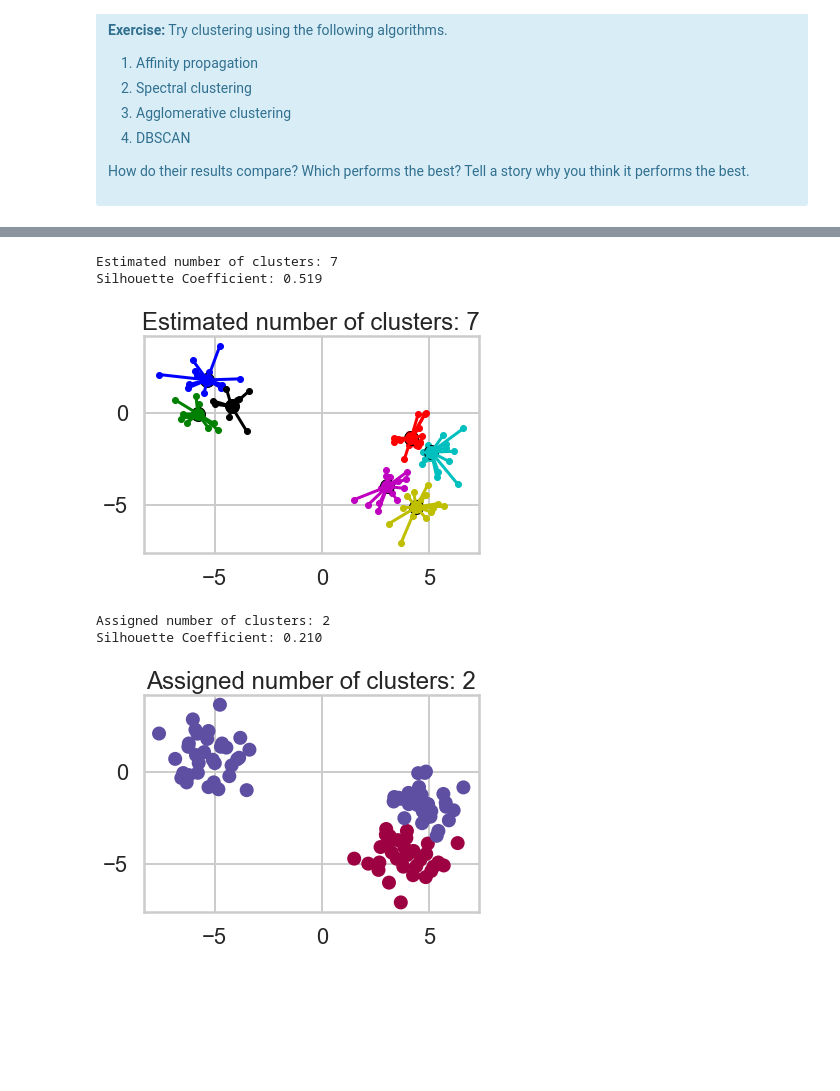
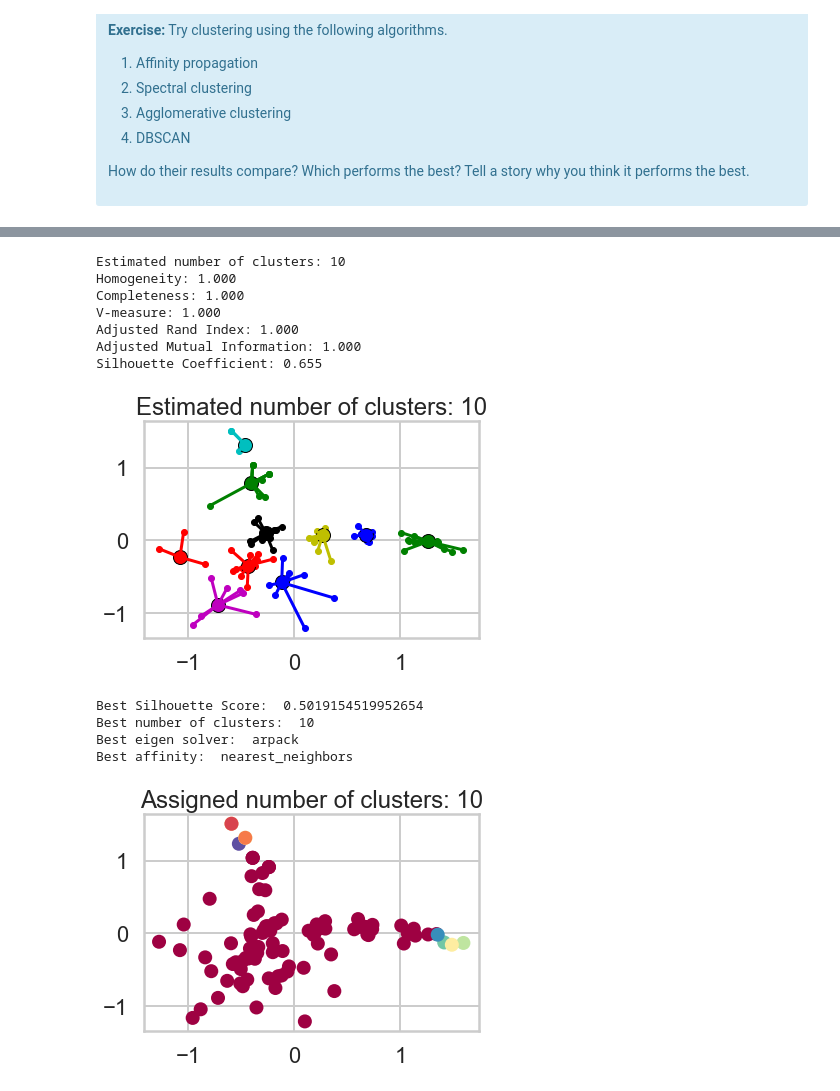
Before and after one commit to nicholehartz/Clustering-Case-Study, a Jupyter notebook: Clustering Case Study - Customer Segmentation with K-Means - Tier 3.ipynb, the cells around one changed output, grey strips where cells are left out. Cells and saved outputs as stored; diff of their text form; code cells hidden in the pictures; blank space fills up the shorter version.

```diff
--- a/Clustering Case Study - Customer Segmentation with K-Means - Tier 3.ipynb
+++ b/Clustering Case Study - Customer Segmentation with K-Means - Tier 3.ipynb
@@ -599,18 +594,37 @@ X, y = make_blobs(n_samples=len(x_cols),
+# %%
+# Reduce matrix dimensionality to 2D and combine x, y components into 2D array
+pca = PCA(n_components=2)
+x, y = zip(*pca.fit_transform(x_cols))
+X = np.vstack((x, y)).T
 # %%
-# Affinity propagation
+# Affinity Propagation
+
+# Import relevant packages
 from sklearn.cluster import AffinityPropagation
 from sklearn import metrics
 
+# Compute Affinity Propagation
 af = AffinityPropagation().fit(X)
 cluster_centers_indices = af.cluster_centers_indices_
 labels = af.labels_
 
+# Find cluster labels for data
+labels_true = af.fit_predict(X)
+
 n_clusters_ = len(cluster_centers_indices)
 
 print('Estimated number of clusters: %d' % n_clusters_)
+print("Homogeneity: %0.3f" % metrics.homogeneity_score(labels_true, labels))
+print("Completeness: %0.3f" % metrics.completeness_score(labels_true, labels))
+print("V-measure: %0.3f" % metrics.v_measure_score(labels_true, labels))
+print("Adjusted Rand Index: %0.3f"
+      % metrics.adjusted_rand_score(labels_true, labels))
+print("Adjusted Mutual Information: %0.3f"
+      % metrics.adjusted_mutual_info_score(labels_true, labels))
 print("Silhouette Coefficient: %0.3f"
       % metrics.silhouette_score(X, labels, metric='sqeuclidean'))
 
+# Plot result
 import matplotlib.pyplot as plt
 from itertools import cycle
 
@@ -631,31 +645,55 @@ for k, col in zip(range(n_clusters_), colors):
 plt.title('Estimated number of clusters: %d' % n_clusters_)
 plt.show()
 # %% [output]
-Estimated number of clusters: 7
-Silhouette Coefficient: 0.519
+Estimated number of clusters: 10
+Homogeneity: 1.000
+Completeness: 1.000
+V-measure: 1.000
+Adjusted Rand Index: 1.000
+Adjusted Mutual Information: 1.000
+Silhouette Coefficient: 0.655
-[figure, old version]
+[figure, new version]
 # %%
 # Spectral Clustering
+
+# Import relevant package
 from sklearn import cluster
 
-for n_clusters in range(2,3):
-#n_clusters = 4
-    spectral = cluster.SpectralClustering(n_clusters=n_clusters,
-                                          eigen_solver='arpack',
-                                          affinity="nearest_neighbors")
-    spectral.fit(X)
-    labels = spectral.labels_
+# Set best variables
+BestSilhouetteScore = 0
+bestn_clusters = 0
+besteigen_solver = ''
+Bestaffinity = ''
 
-    print('Assigned number of clusters: %d' % n_clusters)
-    print("Silhouette Coefficient: %0.3f"
-      % metrics.silhouette_score(X, labels))
+# Find the best (highest Silouette Coefficient) parameters for Spectral Clustering
+for n_clusters in range(2, 11):
+    for index, eigen_solver in enumerate((None, 'arpack', 'amg')):
+        for index, affinity in enumerate(('nearest_neighbors', 'rbf')):
+            spectral = cluster.SpectralClustering(n_clusters=n_clusters, eigen_solver=eigen_solver, affinity=affinity)
+            spectral.fit(X)
+            labels = spectral.labels_
+            SilhouetteScore = metrics.silhouette_score(X, labels)
+            if SilhouetteScore > BestSilhouetteScore:
+                BestSilhouetteScore = SilhouetteScore
+                bestn_clusters = n_clusters
+                besteigen_solver = eigen_solver
+                Bestaffinity = affinity
 
+# Plot the best Spectral Clustering model
 spectral_plot = plt.scatter(X[:, 0], X[:, 1], c=spectral.labels_, cmap=plt.get_cmap('Spectral'))
-spectral_plot = plt.title('Assigned number of clusters: %d' % n_clusters)
+spectral_plot = plt.title('Assigned number of clusters: %d' % bestn_clusters)
+
+# Print the best parameter results for Spectral Clustering
+print('Best Silhouette Score: ', BestSilhouetteScore)
+print('Best number of clusters: ', bestn_clusters)
+print('Best eigen solver: ', besteigen_solver)
+print('Best affinity: ', Bestaffinity)
 # %% [output]
-Assigned number of clusters: 2
-Silhouette Coefficient: 0.210
+Best Silhouette Score:  0.5019154519952654
+Best number of clusters:  10
+Best eigen solver:  arpack
+Best affinity:  nearest_neighbors
-[figure, old version]
+[figure, new version]
 # %%
 # AgglomerativeClustering
 from sklearn.cluster import AgglomerativeClustering
```
Also changed, not shown: parts of 6 cells of this notebook.
